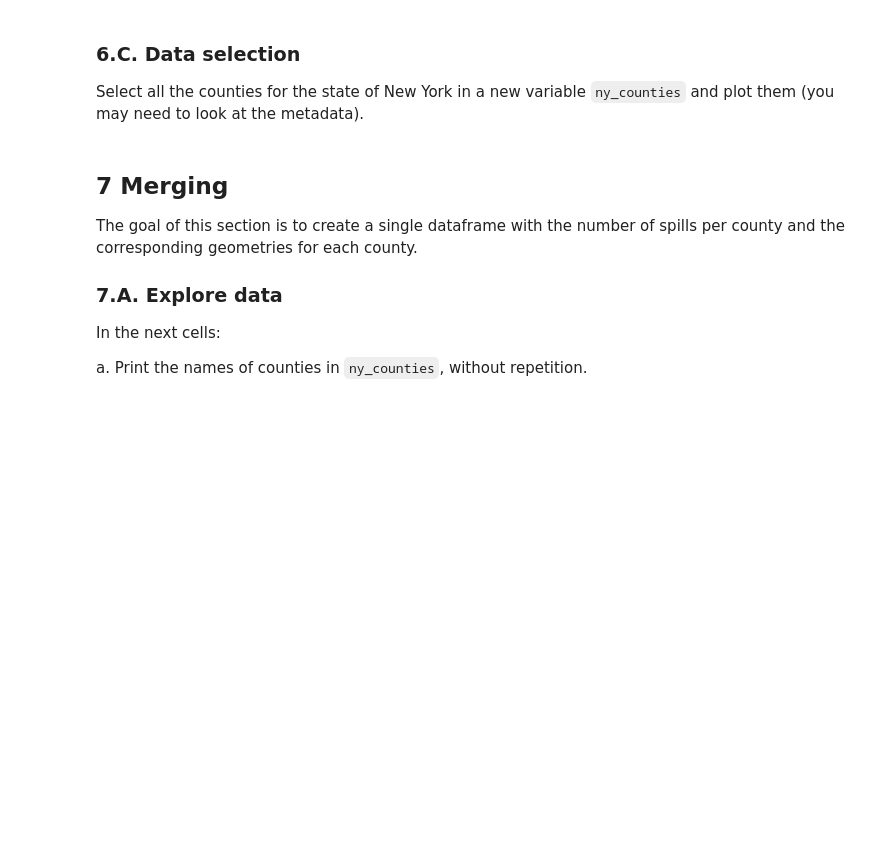
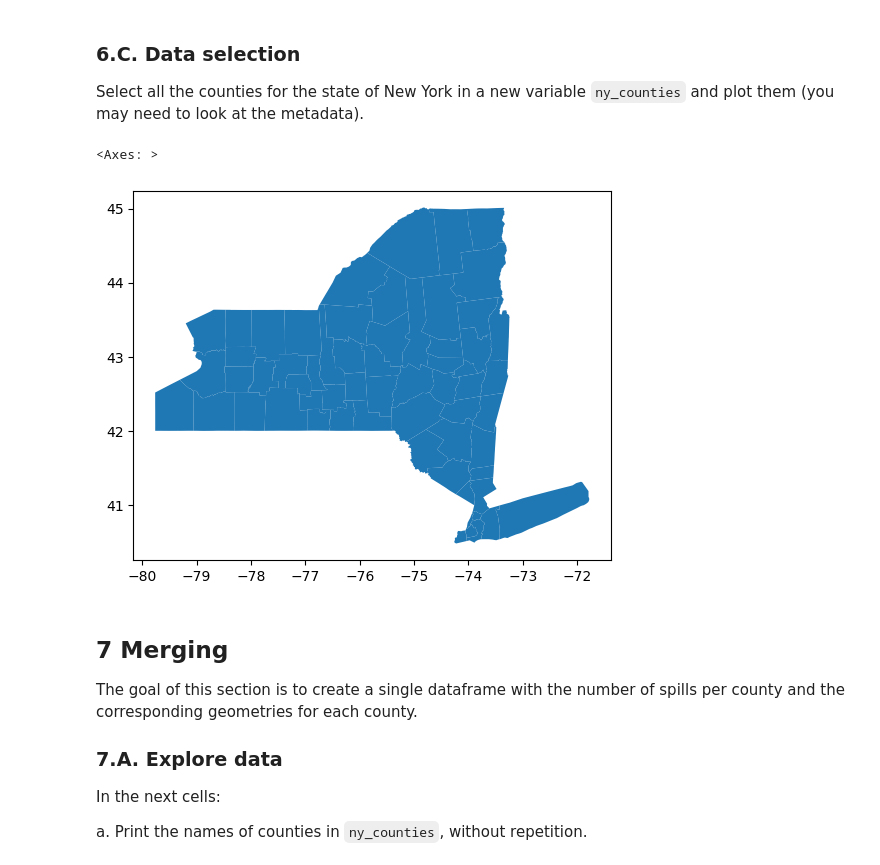
Before and after one commit to gingersknapp/eds220-hwk3, a Jupyter notebook: hwk3-task2-spills.ipynb, the cells around one changed output. Cells and saved outputs as stored; diff of their text form; code cells hidden in the pictures; blank space fills up the shorter version.

```diff
--- a/hwk3-task2-spills.ipynb
+++ b/hwk3-task2-spills.ipynb
@@ -366,6 +534,15 @@ Simplify column names as needed.
 ### 6.C. Data selection
 
 Select all the counties for the state of New York in a new variable `ny_counties` and plot them (you may need to look at the metadata).
+# %%
+# Subset to New York counties
+ny_counties = counties[counties['statefp'] == '36']
+
+# View subsetted New York counties
+ny_counties.plot()
+# %% [output]
+<Axes: >
+[figure, added]
 # %% [markdown]
 <!-- END QUESTION -->
 
```
Also changed, not shown: parts of 55 cells of this notebook.
